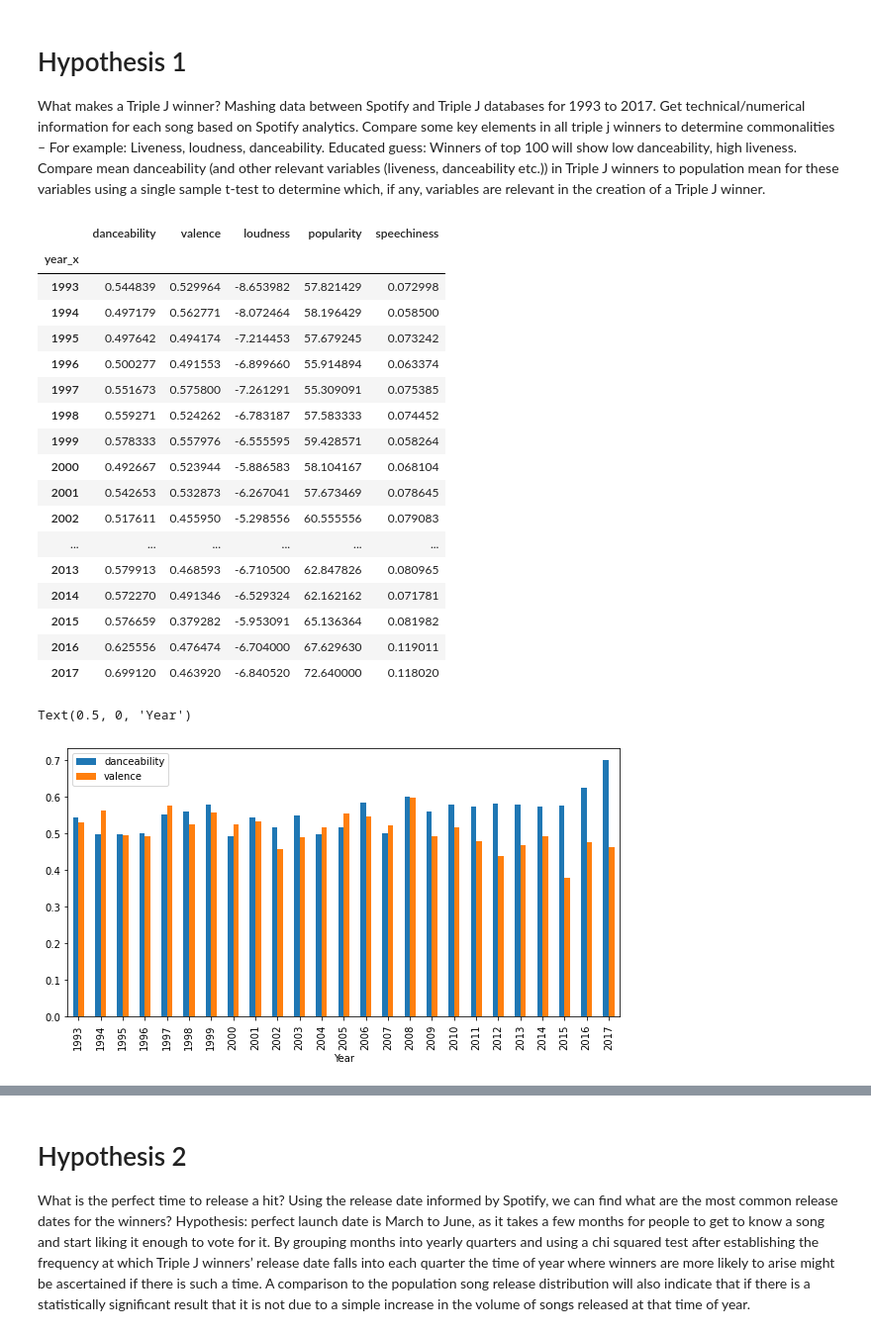
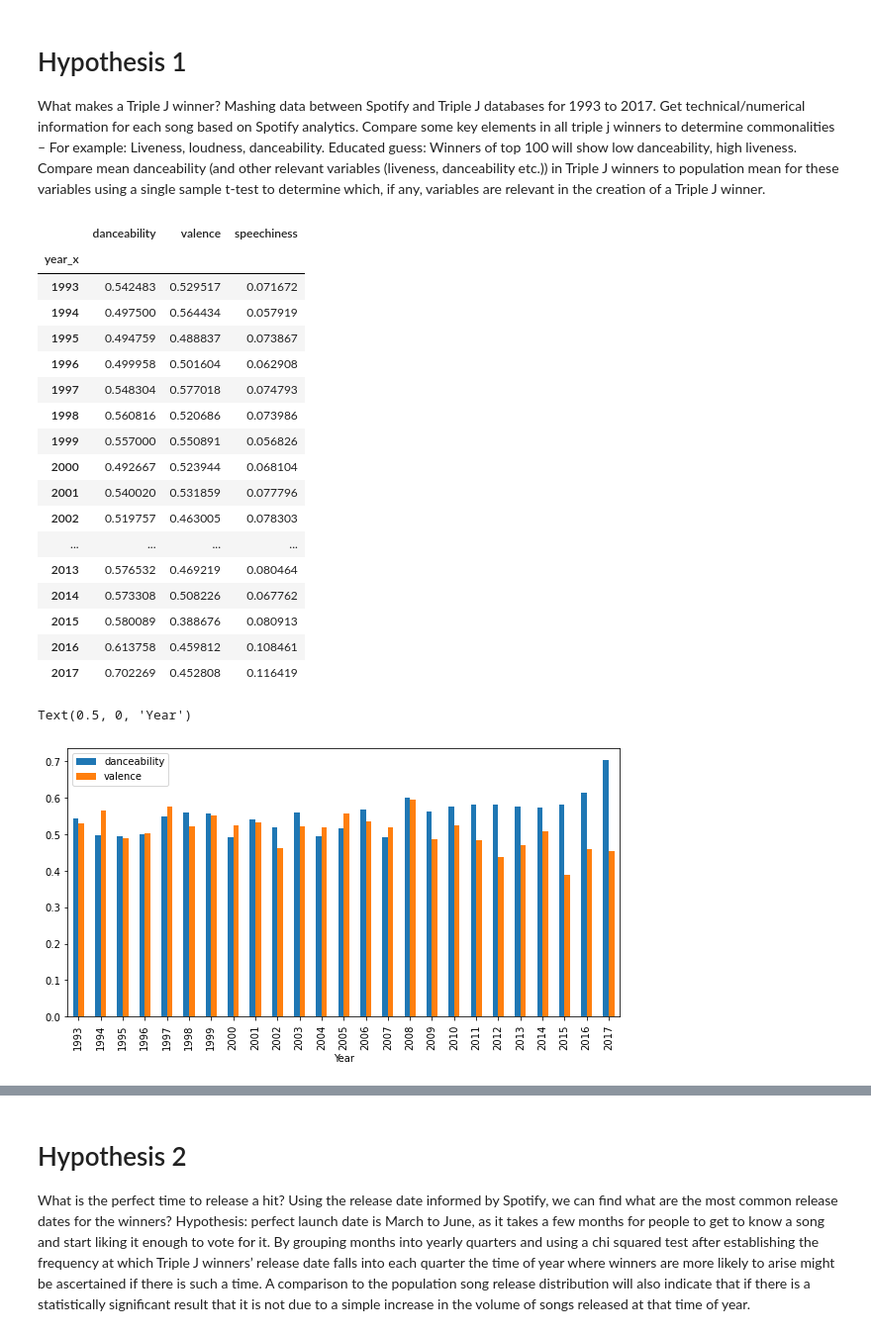
Before and after one commit to relaernu/project_1, a Jupyter notebook: Notebooks/some_analysed.ipynb, the cells around one changed output, grey strips where cells are left out. Shown at 99% size. Drawn from its saved outputs; the diff is of its cells as text; code cells hidden in the pictures.

```diff
--- a/Notebooks/some_analysed.ipynb
+++ b/Notebooks/some_analysed.ipynb
@@ -23,7 +23,7 @@ df_jjj = df_jjj.reset_index()
 df_jjj_rename = df_jjj.copy()
 
 # define how many letters to match
-search_len = 6
+search_len = 5
 
 # use regex to leave all letters only
 regex = re.compile('[^a-zA-Z]')
@@ -38,6 +38,9 @@ df_jjj_rename["artist"] = df_jjj_rename["artist"].str.upper()
 df_jjj_rename["artist_s"] = df_jjj_rename["artist"].str[:search_len].str.pad(search_len, side="right", fillchar=".")
 df_jjj_rename["title_s"] = df_jjj_rename["title"].str[:search_len].str.pad(search_len, side="right", fillchar=".")
 
+#df_jjj_rename["artist_s"] = df_jjj_rename["artist"].str[:search_len]
+#df_jjj_rename["title_s"] = df_jjj_rename["title"].str[:search_len]
+
 df_jjj_rename
 
 
@@ -58,6 +61,6 @@ df_jjj_rename
 2501 rows × 9 columns
 # %%
-df_spotify = pd.read_csv("../Resource/spotify_data.csv")
+df_spotify = pd.read_csv("../Resource/spotify_data.csv", encoding="utf-8" )
 df_spotify = df_spotify.reset_index()
 df_spotify.head()
 # %% [output]
@@ -219,32 +222,30 @@ Compare mean danceability (and other relevant variables (liveness, danceability
 # %%
 hpt1_df = final_df.groupby("year_x").agg({
     "danceability" : "mean",
 #    "liveness" : "mean",
     "valence" : "mean",
-    "loudness" : "mean",
-    "popularity" : "mean",
     "speechiness" : "mean"
 })
 hpt1_df
 # %% [output]
-|  | danceability | valence | loudness | popularity | speechiness |
-| year_x |  |  |  |  |  |
-| 1993 | 0.544839 | 0.529964 | -8.653982 | 57.821429 | 0.072998 |
-| 1994 | 0.497179 | 0.562771 | -8.072464 | 58.196429 | 0.058500 |
-| 1995 | 0.497642 | 0.494174 | -7.214453 | 57.679245 | 0.073242 |
-| 1996 | 0.500277 | 0.491553 | -6.899660 | 55.914894 | 0.063374 |
-| 1997 | 0.551673 | 0.575800 | -7.261291 | 55.309091 | 0.075385 |
-| 1998 | 0.559271 | 0.524262 | -6.783187 | 57.583333 | 0.074452 |
-| 1999 | 0.578333 | 0.557976 | -6.555595 | 59.428571 | 0.058264 |
-| 2000 | 0.492667 | 0.523944 | -5.886583 | 58.104167 | 0.068104 |
-| 2001 | 0.542653 | 0.532873 | -6.267041 | 57.673469 | 0.078645 |
-| 2002 | 0.517611 | 0.455950 | -5.298556 | 60.555556 | 0.079083 |
-| ... | ... | ... | ... | ... | ... |
-| 2013 | 0.579913 | 0.468593 | -6.710500 | 62.847826 | 0.080965 |
-| 2014 | 0.572270 | 0.491346 | -6.529324 | 62.162162 | 0.071781 |
-| 2015 | 0.576659 | 0.379282 | -5.953091 | 65.136364 | 0.081982 |
-| 2016 | 0.625556 | 0.476474 | -6.704000 | 67.629630 | 0.119011 |
-| 2017 | 0.699120 | 0.463920 | -6.840520 | 72.640000 | 0.118020 |
+|  | danceability | valence | speechiness |
+| year_x |  |  |  |
+| 1993 | 0.542483 | 0.529517 | 0.071672 |
+| 1994 | 0.497500 | 0.564434 | 0.057919 |
+| 1995 | 0.494759 | 0.488837 | 0.073867 |
+| 1996 | 0.499958 | 0.501604 | 0.062908 |
+| 1997 | 0.548304 | 0.577018 | 0.074793 |
+| 1998 | 0.560816 | 0.520686 | 0.073986 |
+| 1999 | 0.557000 | 0.550891 | 0.056826 |
+| 2000 | 0.492667 | 0.523944 | 0.068104 |
+| 2001 | 0.540020 | 0.531859 | 0.077796 |
+| 2002 | 0.519757 | 0.463005 | 0.078303 |
+| ... | ... | ... | ... |
+| 2013 | 0.576532 | 0.469219 | 0.080464 |
+| 2014 | 0.573308 | 0.508226 | 0.067762 |
+| 2015 | 0.580089 | 0.388676 | 0.080913 |
+| 2016 | 0.613758 | 0.459812 | 0.108461 |
+| 2017 | 0.702269 | 0.452808 | 0.116419 |
 # %%
 # plot danceability mean
 # to plot in 2 subplots
@@ -261,7 +262,7 @@ ax = hpt1_df.plot.bar(y=["danceability", "valence"],figsize=(10,5))
 ax.set_xlabel("Year")
 # %% [output]
 Text(0.5, 0, 'Year')
-[figure, old version]
+[figure, new version]
 # %%
 ttest_danc = []
 #ttest_live = []
```
Also changed, not shown: parts of 28 cells of this notebook, 1 other file.
